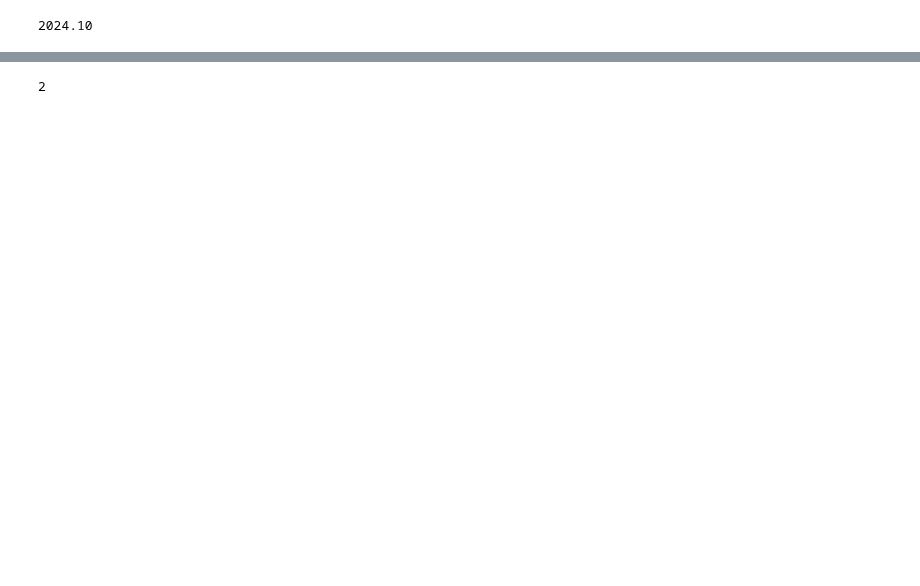
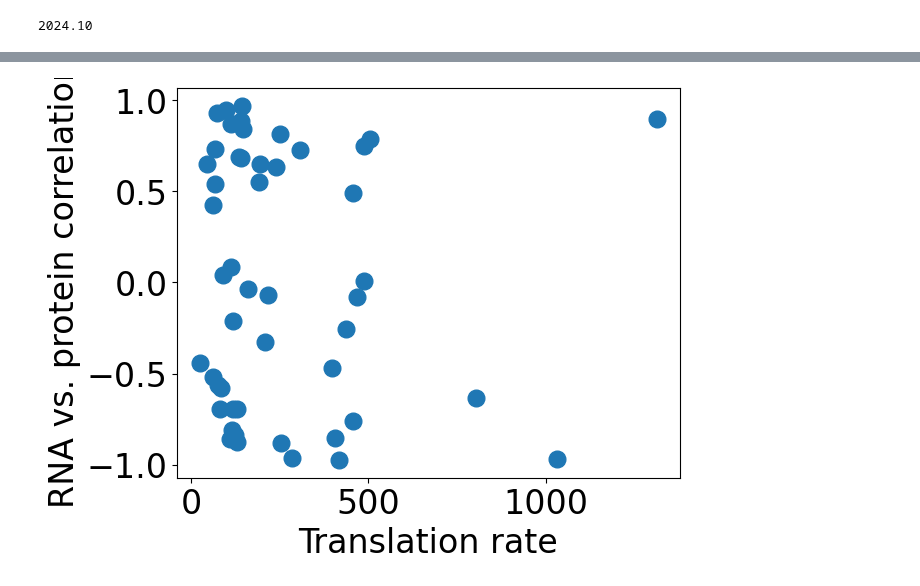
Before and after one commit to reliscu/chronocell_simulations, a Jupyter notebook: simulate_data.ipynb, the cells around one changed output, grey strips where cells are left out. Saved outputs shown, nothing was run; the diff lists cells and outputs as text; code cells hidden in the pictures; blank space fills up the shorter version.

```diff
--- a/simulate_data.ipynb
+++ b/simulate_data.ipynb
@@ -190,7 +192,7 @@ p = len(phi)
 L = len(topo)
 K = len(tau)-1 # No. states per lineage
 
-y0 = Y[0, :, 1] # Steady-state spliced RNA levels
+y0 = X[0, :, 1] # Steady-state spliced RNA levels
 p0 = phi[:,0] * y0
 
 P = np.zeros((n*L, p))
@@ -198,7 +200,7 @@ P = np.zeros((n*L, p))
 for l in range(L):
 
     t_l = true_t[true_l == l].reshape((-1, 1)) # Time points/cells in lineage l
-    y_l = Y[l*n:(l+1)*n, :, 1] # Counts from cells in lineage l
+    y_l = X[l*n:(l+1)*n, :, 1] # Counts from cells in lineage l
 
     # Protein production paramters for lineage l:
     phi_l = np.concatenate((phi[:,topo[l]], phi[:,-1:]), axis=1)
@@ -214,7 +216,8 @@ for l in range(L):
     decay_matrix = np.exp(-t_diff[:, :, None] * deg_rate)
     # E.g. decay_matrix[m, i, p] = decay factor for protein abundance at t_m from RNA available at t_i (for gene p)
 
-    p_l = p0 * np.exp(-deg_rate * (t_l - t_l[0])) # Pre-existing protein that has not yet degraded
+    p_l = p0 * np.exp(-deg_rate * t_l)
+    # Pre-existing protein that has not yet degraded
 
     for k in range(1, K+1):
         I_k = (t_l[:, 0] > tau[k-1]) & (t_l[:, 0] <= tau[k])
@@ -224,3 +227,5 @@ for l in range(L):
         p_l += transl_rate[k-1] * protein_contrib # Newly synthesized protein
 
     P[l*n:(l+1)*n] = p_l
+
+P1 = np.random.poisson(P)
@@ -230,4 +232,18 @@ for l in range(L):
-# %%
-L
-# %% [output]
-2
+# %%
+# for l in range(L):
+l = 0
+
+data = np.zeros((p, 3))
+for i in range(p):
+    phi_l = np.concatenate((phi[:,topo[l]], phi[:,-1:]), axis=1)
+    transl_rate = phi_l[i, 1:(K+1)]
+    cor = np.corrcoef(X[l*n:(l+1)*n, i, 1], P1[l*n:(l+1)*n, i])[0,1]
+    data[i, 0] = np.corrcoef(X[l*n:(l+1)*n, i, 1], P1[l*n:(l+1)*n, i])[0,1]
+    data[i, 1] = np.max(transl_rate)
+    data[i, 2] = phi[i, -1]
+# %%
+plt.scatter(data[:, 1], data[:, 0], s=0.3);
+plt.xlabel("Translation rate");
+plt.ylabel("RNA vs. protein correlation");
+# %% [output]
+[figure, added]
```
Also changed, not shown: parts of 22 cells of this notebook.
